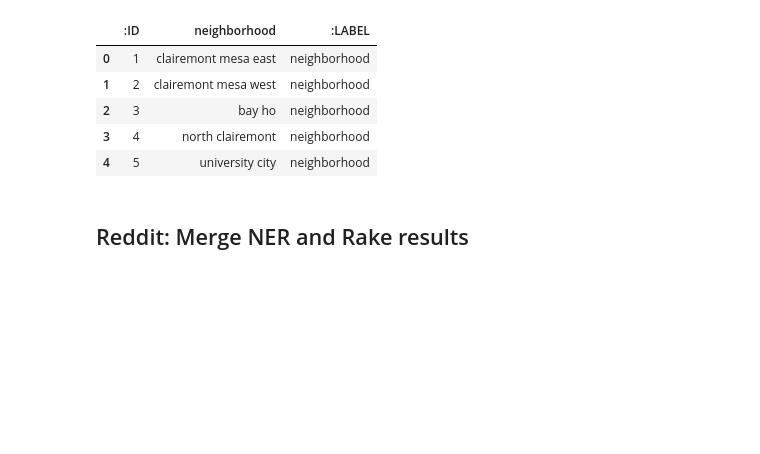
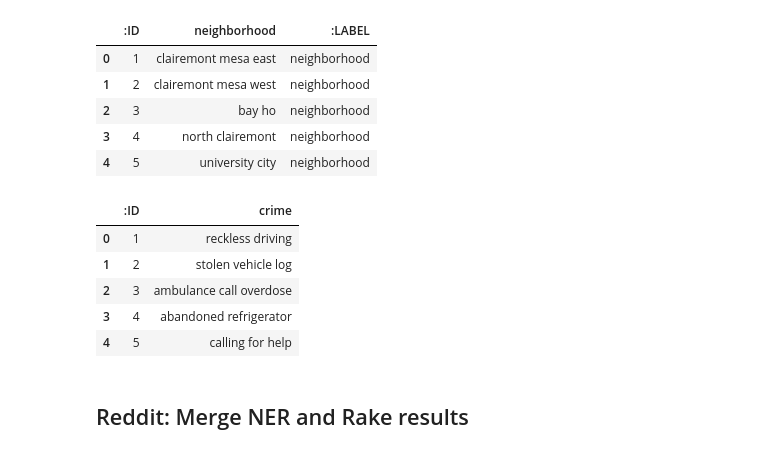
Before and after one commit to amoltkale/san_diego_crime_knowledge_graph, a Jupyter notebook: graph/cypher_prep.ipynb, the cells around one changed output. Cells and saved outputs as stored; diff of their text form; code cells hidden in the pictures; blank space fills up the shorter version.

Commit message:
Added export of crime corpus nodes

```diff
--- a/graph/cypher_prep.ipynb
+++ b/graph/cypher_prep.ipynb
@@ -91,20 +91,27 @@ neighborhood_df.head()
 | 4 | 5 | university city | neighborhood |
 # %%
 # read in neighborhood corpus and write to node file
-neighborhood_df = pd.read_csv(neighborhood_p)
+crime_df = pd.read_csv(crime_p)
 
 # prepare corpus csv
-neighborhood_df[":ID"] = neighborhood_df.index + 1
-neighborhood_df[":LABEL"] = "neighborhood"
+crime_df[":ID"] = crime_df.index + 1
+# crime_df[":LABEL"] = # want to add crime type to everything in corpus...
 
 # rearrange columns
-neighborhood_df = neighborhood_df[[":ID", "neighborhood", ":LABEL"]]
+crime_df = crime_df[[":ID", "crime"]]
 
 # Write out node csv
-neighborhood_out_p = node_p / "nodes_neighborhood.csv"
-neighborhood_df.to_csv(neighborhood_out_p, index=False)
+crime_out_p = node_p / "nodes_crime.csv"
+crime_df.to_csv(crime_out_p, index=False)
 
-neighborhood_df.head()
+crime_df.head()
+# %% [output]
+|  | :ID | crime |
+| 0 | 1 | reckless driving |
+| 1 | 2 | stolen vehicle log |
+| 2 | 3 | ambulance call overdose |
+| 3 | 4 | abandoned refrigerator |
+| 4 | 5 | calling for help |
 # %% [markdown]
 ## Reddit: Merge NER and Rake results
 # %%
```
